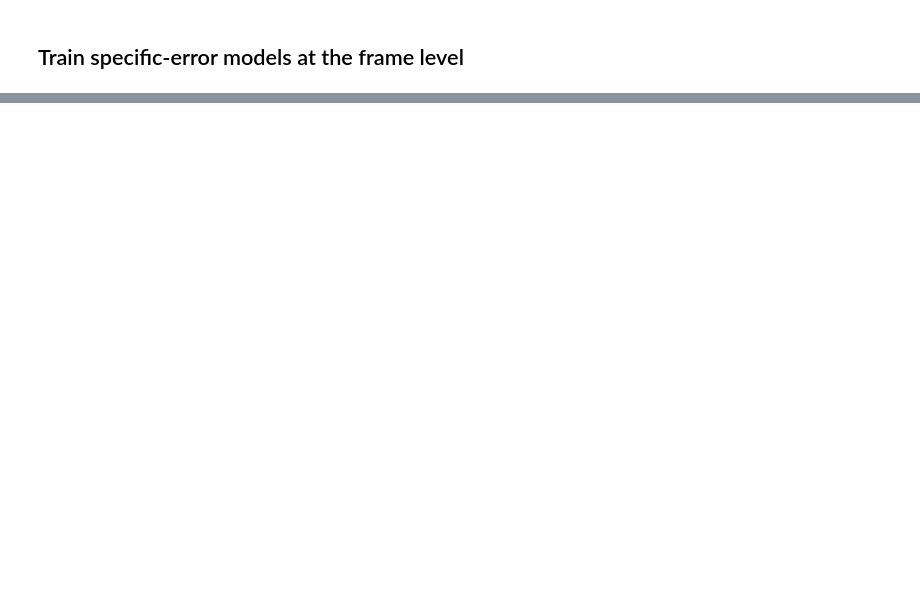
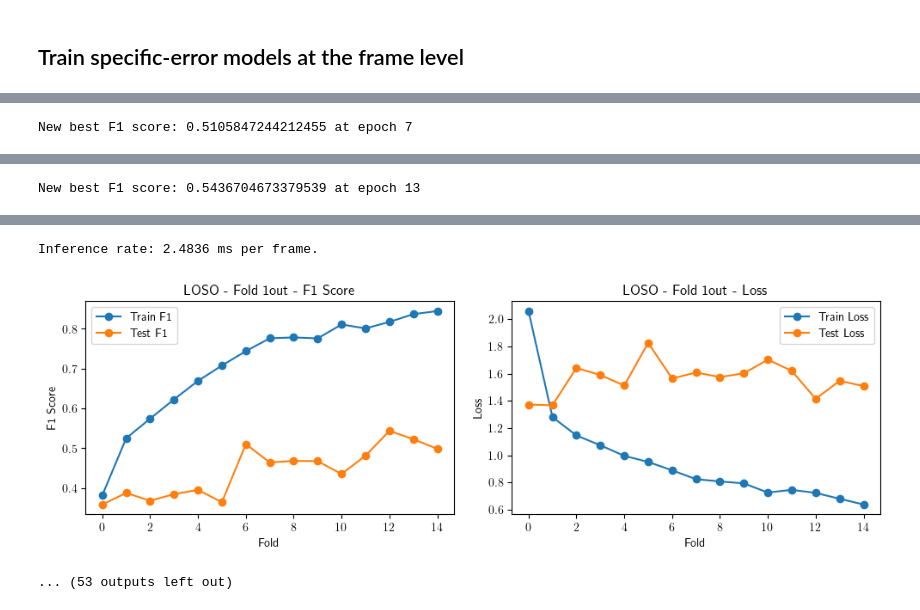
Before and after one commit to GonzaloPlaaza/Multimodal-Error-Detection, a Jupyter notebook: train_frame_specific_error.ipynb, the cells around one changed output, grey strips where cells are left out. Cells and saved outputs as stored; diff of their text form; code cells hidden in the pictures; blank space fills up the shorter version.

```diff
--- a/train_frame_specific_error.ipynb
+++ b/train_frame_specific_error.ipynb
@@ -36,7 +36,7 @@ exp_kwargs = {
     'save_local': False,
     'pos_weight': False,
     'use_COG_video': True,
-    'n_epochs': 10,
+    'n_epochs': 15,
     'batch_size': 1,
     'frequency': 5,
     'lr': 5e-4,
@@ -60,6 +60,7 @@ exp_kwargs = {
     'data_type': 'multimodal', #'multimodal' or 'video' or 'kinematics'
     'run_id': "375e87271d994e2fbdcc248b30a332a4", #should only be defined when using TransSVNet, as we need to load a trained TeCNo and feature extractor
     'delete_ND': True, #delete ND frames in this framework
+    'compute_from_str': False
 }
 
 best_model = None
@@ -113,11 +114,12 @@ with mlflow.start_run() as run:
             else:
                 torch.mps.empty_cache()
 
-
-            test_f1_fold, test_f1_weighted_fold, test_jaccard_fold, test_acc_fold, test_precision_fold, test_recall_fold, \
-            test_fpr_fold, test_tpr_fold, test_class_report_fold, test_cm_fold, train_times_fold, \
-            train_f1_fold, train_f1_weighted_fold, train_acc_fold, train_jaccard_fold, train_loss_fold, test_loss_fold = \
-            ([] for _ in range(17))
+            #Initialize lists to store results for each fold
+            train_loss_fold, train_f1_binary_fold, train_f1_fold, train_accuracy_binary_fold, \
+            train_acc_fold, train_jaccard_binary_fold, train_jaccard_fold, train_cm_binary_fold, train_cm_fold, \
+            test_loss_fold, test_f1_binary_fold, test_f1_fold, test_accuracy_binary_fold, \
+            test_acc_fold, test_jaccard_binary_fold, test_jaccard_fold, test_cm_binary_fold, test_cm_fold, \
+            train_times_fold = ([] for _ in range(19))
 
             best_f1 = 0.0
             best_loss = float('inf')
@@ -200,7 +202,8 @@ with mlflow.start_run() as run:
 
                 elif exp_kwargs['model_name'] == 'COG':
                     criterion2 = torch.nn.MSELoss()
-                    train_loss, train_f1, train_f1_weighted, train_acc, train_jaccard, train_cm = train_single_epoch_COG(model=model,
+                    train_loss, train_f1_binary, train_f1, train_accuracy_binary, \
+                        train_acc, train_jaccard_binary, train_jaccard, train_cm_binary, train_cm = train_single_epoch_COG(model=model,
                                                                 feature_extractor=feature_extractor,
                                                                 train_dataloader=train_dataloader,
                                                                 criterion=criterion,
@@ -218,11 +221,15 @@ with mlflow.start_run() as run:
                     print(f"Epoch {epoch + 1}/{exp_kwargs['n_epochs']}, F1: {train_f1:.4f}, Loss: {train_loss:.4f}, Accuracy: {train_acc:.4f}")
 
                 #Append to vectors
+                train_loss_fold.append(train_loss)
+                train_f1_binary_fold.append(train_f1_binary)
                 train_f1_fold.append(train_f1)
-                train_f1_weighted_fold.append(train_f1_weighted)
-                train_loss_fold.append(train_loss)
+                train_accuracy_binary_fold.append(train_accuracy_binary)
                 train_acc_fold.append(train_acc)
+                train_jaccard_binary_fold.append(train_jaccard_binary)
                 train_jaccard_fold.append(train_jaccard)
+                train_cm_binary_fold.append(train_cm_binary.tolist())
+                train_cm_fold.append(train_cm.tolist())
 
                 #Validation loop
                 if exp_kwargs['model_name'] == 'TeCNo':
@@ -246,9 +253,12 @@ with mlflow.start_run() as run:
                                                             exp_kwargs=exp_kwargs)
 
                 elif exp_kwargs['model_name'] == 'COG':
+
                     criterion2 = torch.nn.MSELoss()
-                    test_loss, test_f1, test_f1_weighted, test_acc, test_jaccard, test_cm, inference_rate, \
-                        test_all_preds, test_all_probs, test_all_labels, test_all_labels_specific, test_all_gest_labels, test_all_subjects = validate_single_epoch_COG(model=model,
+
+                    test_average_loss, test_f1_binary, test_f1, test_accuracy_binary, test_accuracy, test_jaccard_binary, test_jaccard, \
+                    test_cm_binary, test_cm, inference_rate, test_all_preds, test_all_preds_binary, test_all_probs, test_all_labels, test_all_labels_binary, \
+                    test_all_gest_labels, test_all_subjects = validate_single_epoch_COG(model=model,
                                                             feature_extractor=feature_extractor,
                                                             test_dataloader=test_dataloader,
                                                             criterion=criterion,
@@ -257,12 +267,15 @@ with mlflow.start_run() as run:
                                                             exp_kwargs=exp_kwargs)
 
                 #Append to vectors
+                test_f1_binary_fold.append(test_f1_binary)
                 test_f1_fold.append(test_f1)
-                test_f1_weighted_fold.append(test_f1_weighted)
-                test_acc_fold.append(test_acc)
+                test_accuracy_binary_fold.append(test_accuracy_binary)
+                test_acc_fold.append(test_accuracy)
+                test_jaccard_binary_fold.append(test_jaccard_binary)
                 test_jaccard_fold.append(test_jaccard)
-                test_loss_fold.append(test_loss)
-
+                test_cm_binary_fold.append(test_cm_binary.tolist())
+                test_cm_fold.append(test_cm.tolist())
+                test_loss_fold.append(test_average_loss)
 
                 if exp_kwargs['loss_or_f1'] == 'loss':
                     if test_loss < best_loss:
@@ -271,10 +284,10 @@ with mlflow.start_run() as run:
                         print(f"New best loss: {test_loss} at epoch {epoch + 1}")
 
                 elif exp_kwargs['loss_or_f1'] == 'f1':
-                    if test_f1_weighted > best_f1:
+                    if test_f1 > best_f1:
                         save_best = True
-                        best_f1 = test_f1_weighted
-                        print(f"New best F1 score: {test_f1_weighted} at epoch {epoch + 1}")
+                        best_f1 = test_f1
+                        print(f"New best F1 score: {test_f1} at epoch {epoch + 1}")
 
                 if save_best:
 
@@ -282,18 +295,29 @@ with mlflow.start_run() as run:
                         'feature_extractor': feature_extractor,
                         'model': model,
                         'epoch': epoch + 1,
+                        'train_f1_binary_fold': train_f1_binary,
                         'train_f1_fold': train_f1,
+                        'train_accuracy_binary_fold': train_accuracy_binary,
+                        'train_acc_fold': train_acc,
+                        'train_jaccard_binary_fold': train_jaccard_binary,
+                        'train_jaccard_fold': train_jaccard,
+                        'train_cm_binary_fold': train_cm_binary.tolist(),
+                        'train_cm_fold': train_cm.tolist(),
+                        'test_f1_binary_fold': test_f1_binary,
                         'test_f1_fold': test_f1,
-                        'train_acc_fold': train_acc,
-                        'test_acc_fold': test_acc,
-                        'train_jaccard_fold': train_jaccard,
+                        'test_accuracy_binary_fold': test_accuracy_binary,
+                        'test_acc_fold': test_accuracy,
+                        'test_jaccard_binary_fold': test_jaccard_binary,
                         'test_jaccard_fold': test_jaccard,
-                        'train_cm_fold': train_cm.tolist(),
+                        'test_cm_binary_fold': test_cm_binary.tolist(),
                         'test_cm_fold': test_cm.tolist(),
+                        'train_loss_fold': train_loss,
+                        'test_loss_fold': test_average_loss,
                         'test_all_preds_fold': test_all_preds,
+                        'test_all_preds_binary_fold': test_all_preds_binary,
                         'test_all_probs_fold': test_all_probs,
                         'test_all_labels_fold': test_all_labels,
-                        'test_all_labels_specific_fold': test_all_labels_specific,
+                        'test_all_labels_binary_fold': test_all_labels_binary,
                         'test_all_gest_labels_fold': test_all_gest_labels,
                         'test_all_subjects_fold': test_all_subjects,
                     }
@@ -303,11 +327,11 @@ with mlflow.start_run() as run:
                 if not exp_kwargs['save_local']:
                     #Log metrics to mlflow
                     mlflow.log_metric(f'train_loss_fold_{out}', train_loss, step=epoch)
-                    mlflow.log_metric(f'test_loss_fold_{out}', test_loss, step=epoch)
+                    mlflow.log_metric(f'test_loss_fold_{out}', test_average_loss, step=epoch)
                     mlflow.log_metric(f'train_f1_fold_{out}', train_f1, step=epoch)
                     mlflow.log_metric(f'test_f1_fold_{out}', test_f1, step=epoch)
                     mlflow.log_metric(f'train_acc_fold_{out}', train_acc, step=epoch)
-                    mlflow.log_metric(f'test_acc_fold_{out}', test_acc, step=epoch)
+                    mlflow.log_metric(f'test_acc_fold_{out}', test_accuracy, step=epoch)
                     mlflow.log_metric(f'train_jaccard_fold_{out}', train_jaccard, step=epoch)
                     mlflow.log_metric(f'test_jaccard_fold_{out}', test_jaccard, step=epoch)
 
@@ -367,3 +391,4 @@ with mlflow.start_run() as run:
             gc.collect()
 
 mlflow.end_run()
+# %% [output]
@@ -369,0 +402 @@ mlflow.end_run()
+New best F1 score: 0.5105847244212455 at epoch 7
@@ -369,0 +404 @@ mlflow.end_run()
+New best F1 score: 0.5436704673379539 at epoch 13
@@ -369,0 +406,3 @@ mlflow.end_run()
+Inference rate: 2.4836 ms per frame.
+[figure, added]
+... (53 outputs left out)
```
Also changed, not shown: parts of 5 cells of this notebook, 23 other files.
